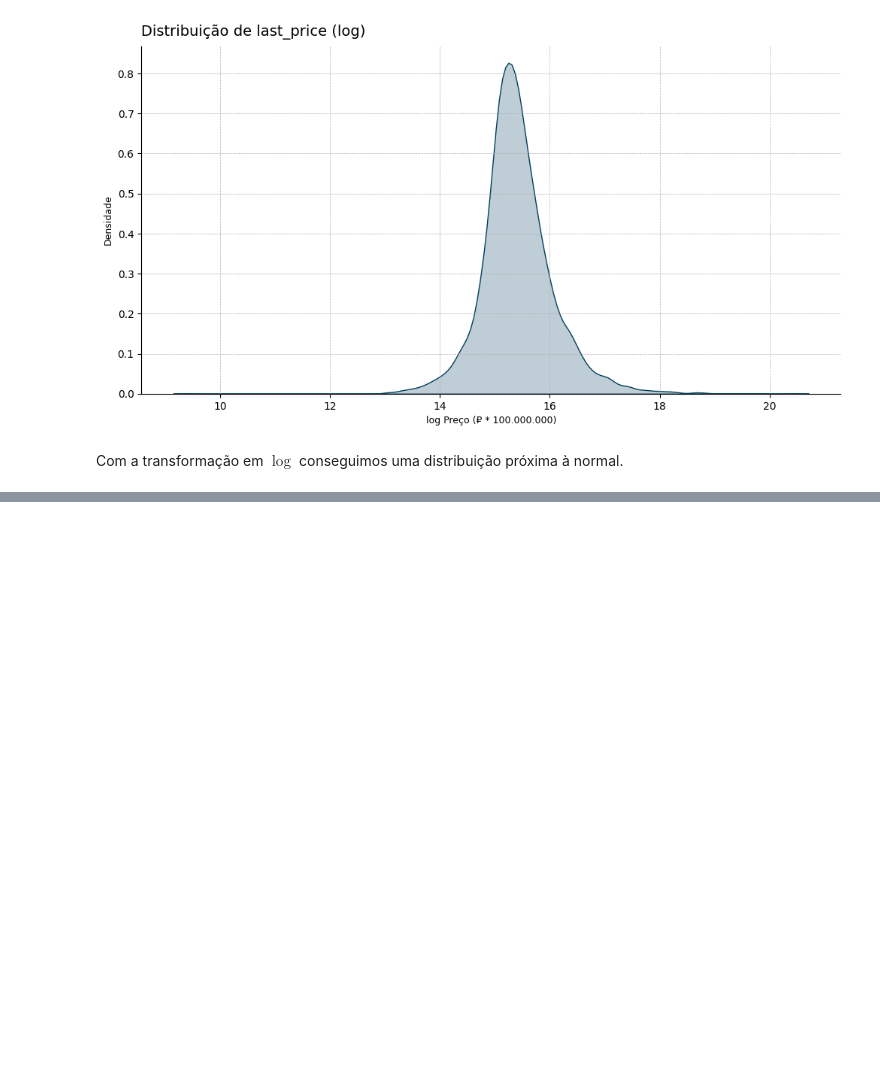
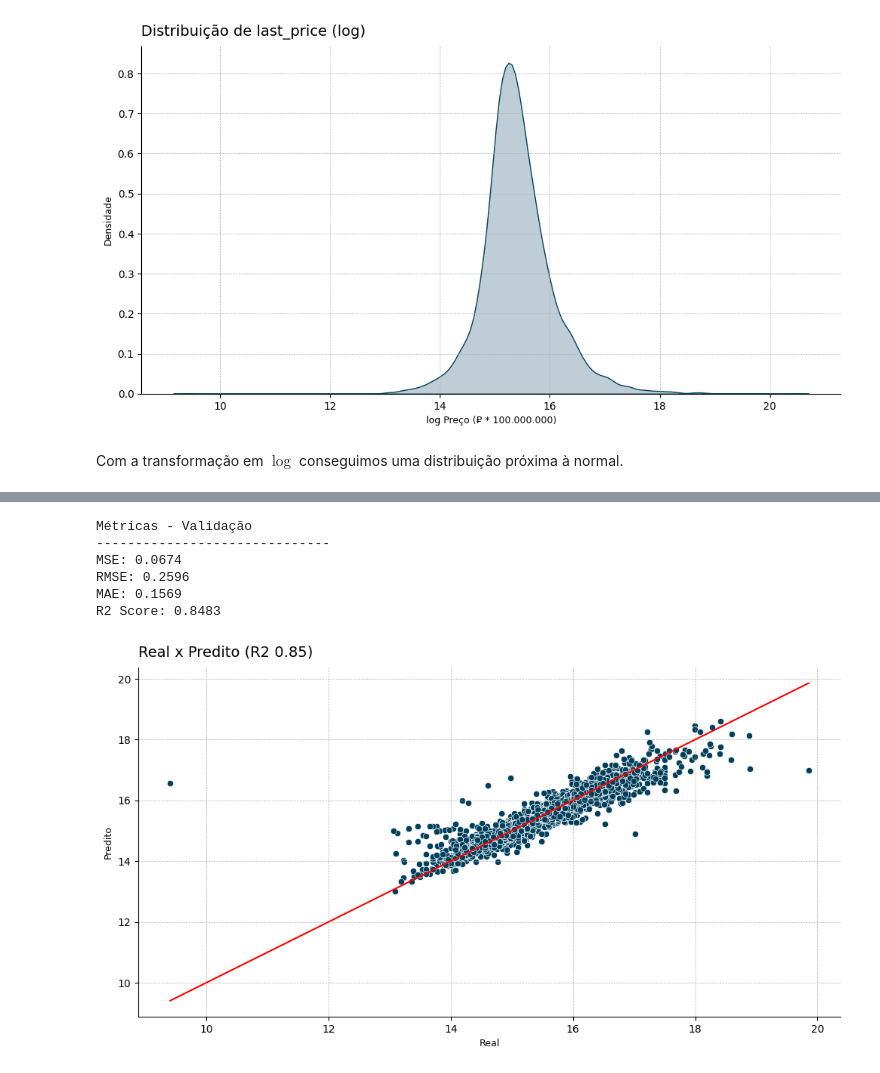
Before and after one commit to datalopes1/stpetersburg_prices, a Jupyter notebook: notebooks/stprices.ipynb, the cells around one changed output, grey strips where cells are left out. Cells and saved outputs as stored; diff of their text form; code cells hidden in the pictures; blank space fills up the shorter version.

```diff
--- a/notebooks/stprices.ipynb
+++ b/notebooks/stprices.ipynb
@@ -226,0 +245,19 @@ Com a transformação em $\log$ conseguimos uma distribuição próxima à norma
+# %%
+cat_features = ["studio", "open_plan", "locality_name"]
+num_features = X.drop(columns = ["studio", "open_plan", "locality_name"], axis = 1).columns.to_list()
+# %%
+cat_transformer = Pipeline([
+    ('cat_imput', CategoricalImputer(imputation_method = 'frequent')),
+    ('cat_encoding', TargetEncoder())
+])
+
+num_transformer = Pipeline([
+    ('num_imput', MeanMedianImputer(imputation_method = 'median'))
+])
+
+preprocessor = ColumnTransformer(
+    transformers = [
+        ('cat', cat_transformer, cat_features),
+        ('num', num_transformer, num_features)
+    ]
+)
@@ -226,0 +267,7 @@ Com a transformação em $\log$ conseguimos uma distribuição próxima à norma
+# %%
+reg = Pipeline([
+    ('preprocessor', preprocessor),
+    ('regressor', XGBRegressor(objective = 'reg:squarederror', random_state = 42))
+])
+
+reg.fit(X_train, y_train)
@@ -226,0 +292,34 @@ Com a transformação em $\log$ conseguimos uma distribuição próxima à norma
+# %%
+y_pred = reg.predict(X_val)
+# %%
+mse = mean_squared_error(y_val, y_pred)
+rmse = mean_squared_error(y_val, y_pred, squared = False)
+mae = mean_absolute_error(y_val, y_pred)
+r2 = r2_score(y_val, y_pred)
+
+print(f"Métricas - Validação\n{'-' * 30}")
+print(f"MSE: {mse:.4f}")
+print(f"RMSE: {rmse:.4f}")
+print(f"MAE: {mae:.4f}")
+print(f"R2 Score: {r2:.4f}")
+# %% [output]
+Métricas - Validação
+------------------------------
+MSE: 0.0674
+RMSE: 0.2596
+MAE: 0.1569
+R2 Score: 0.8483
+# %%
+fig, ax = plt.subplots(figsize = (12, 6))
+
+sns.scatterplot(x = y_val, y = y_pred)
+sns.lineplot(x = [min(y_val), max(y_val)], y = [min(y_val), max(y_val)], color = 'red')
+ax.set_title(f"Real x Predito (R2 {r2:.2f})", fontsize = 14, pad = 10, loc = "left")
+ax.set_xlabel("Real", fontsize = 9)
+ax.set_ylabel("Predito", fontsize = 9)
+ax.grid(True, linestyle = '--', linewidth = 0.5)
+ax.spines['top'].set_visible(False)
+ax.spines['right'].set_visible(False)
+plt.show()
+# %% [output]
+[figure, added]
```
Also changed, not shown: parts of 30 cells of this notebook, 1 other file.
